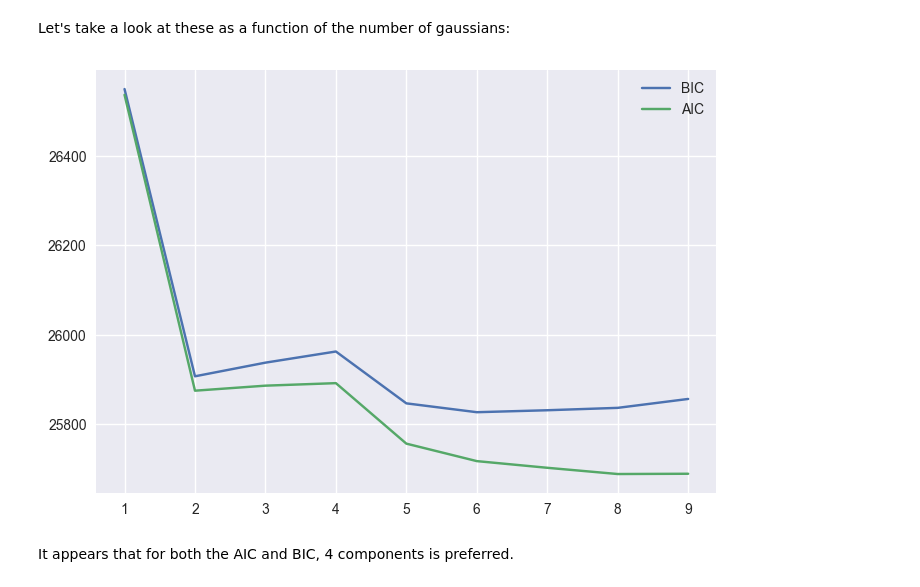
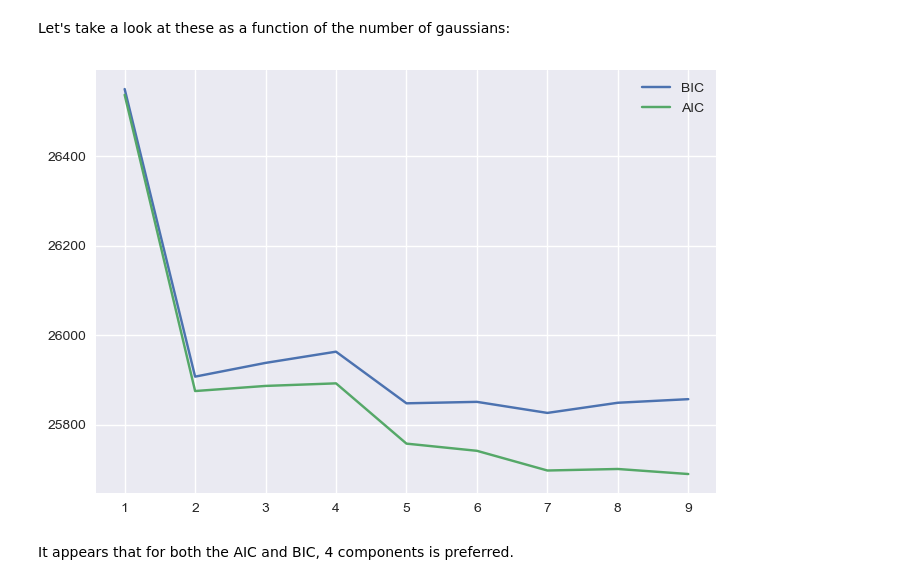
Before and after one commit to brockparker/Coursework, a Jupyter notebook: ASTR-513/Lectures/Scikit-learn-master/notebooks/04.3-Density-GMM.ipynb, the cells around one changed output. Drawn from its saved outputs; the diff is of its cells as text; code cells hidden in the pictures.

```diff
--- a/ASTR-513/Lectures/Scikit-learn-master/notebooks/04.3-Density-GMM.ipynb
+++ b/ASTR-513/Lectures/Scikit-learn-master/notebooks/04.3-Density-GMM.ipynb
@@ -12,7 +22,7 @@ import numpy as np
 import matplotlib.pyplot as plt
 from scipy import stats
 
-plt.style.use('seaborn')
+plt.style.use('seaborn-v0_8')
 # %% [markdown]
 ## Introducing Gaussian Mixture Models
 
@@ -98,15 +120,15 @@ print(clf.aic(X))
 Let's take a look at these as a function of the number of gaussians:
 # %%
 n_estimators = np.arange(1, 10)
-clfs = [GMM(n, max_iter=1000).fit(X) for n in n_estimators]
-bics = [clf.bic(X) for clf in clfs]
-aics = [clf.aic(X) for clf in clfs]
+clfs = [GMM(n, max_iter=10000, random_state = 1).fit(X) for n in n_estimators]
+bics = [clfa.bic(X) for clfa in clfs]
+aics = [clfa.aic(X) for clfa in clfs]
 
 plt.plot(n_estimators, bics, label='BIC')
 plt.plot(n_estimators, aics, label='AIC')
 plt.legend();
 # %% [output]
-[figure, old version]
+[figure, new version]
 # %% [markdown]
 It appears that for both the AIC and BIC, 4 components is preferred.
 # %% [markdown]
```
Also changed, not shown: parts of 16 cells of this notebook, 5 other files.
